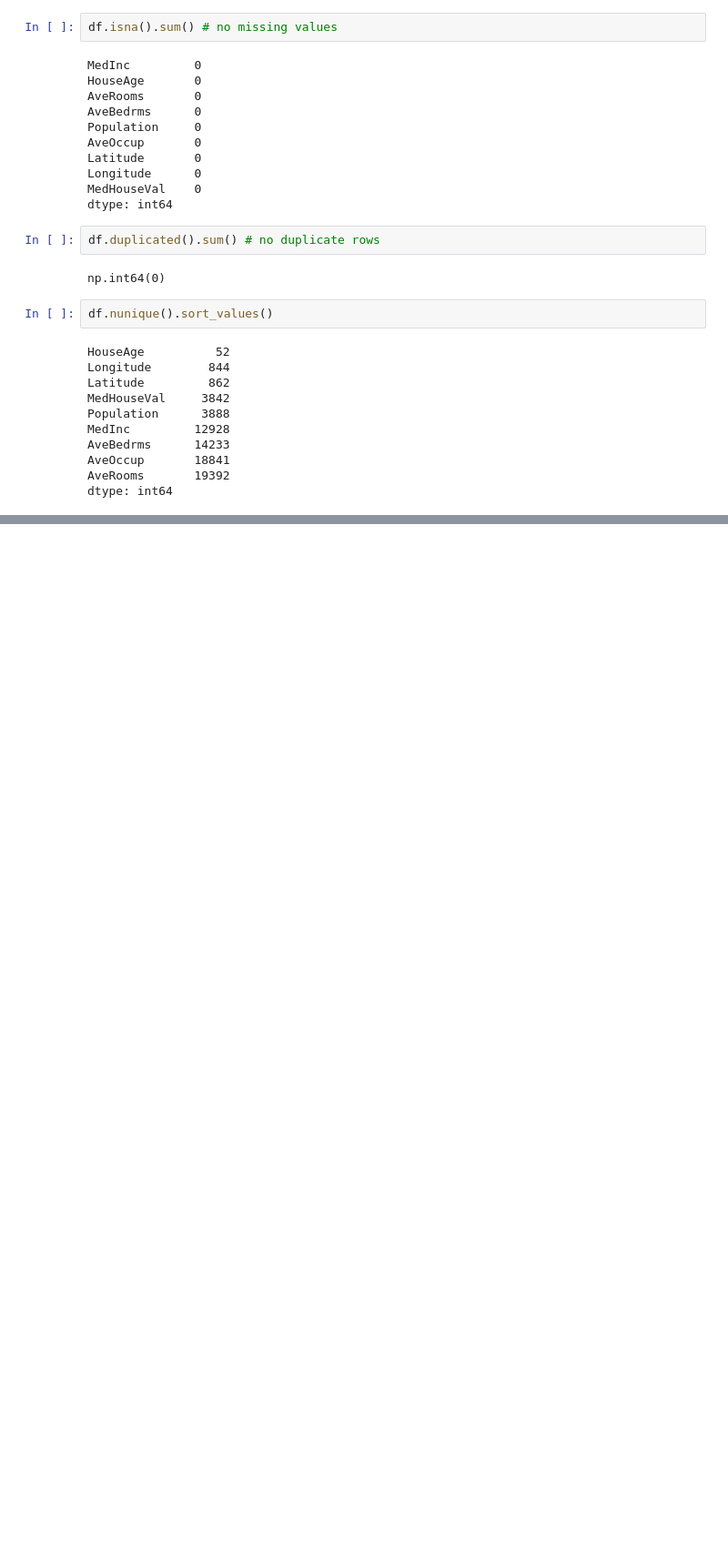
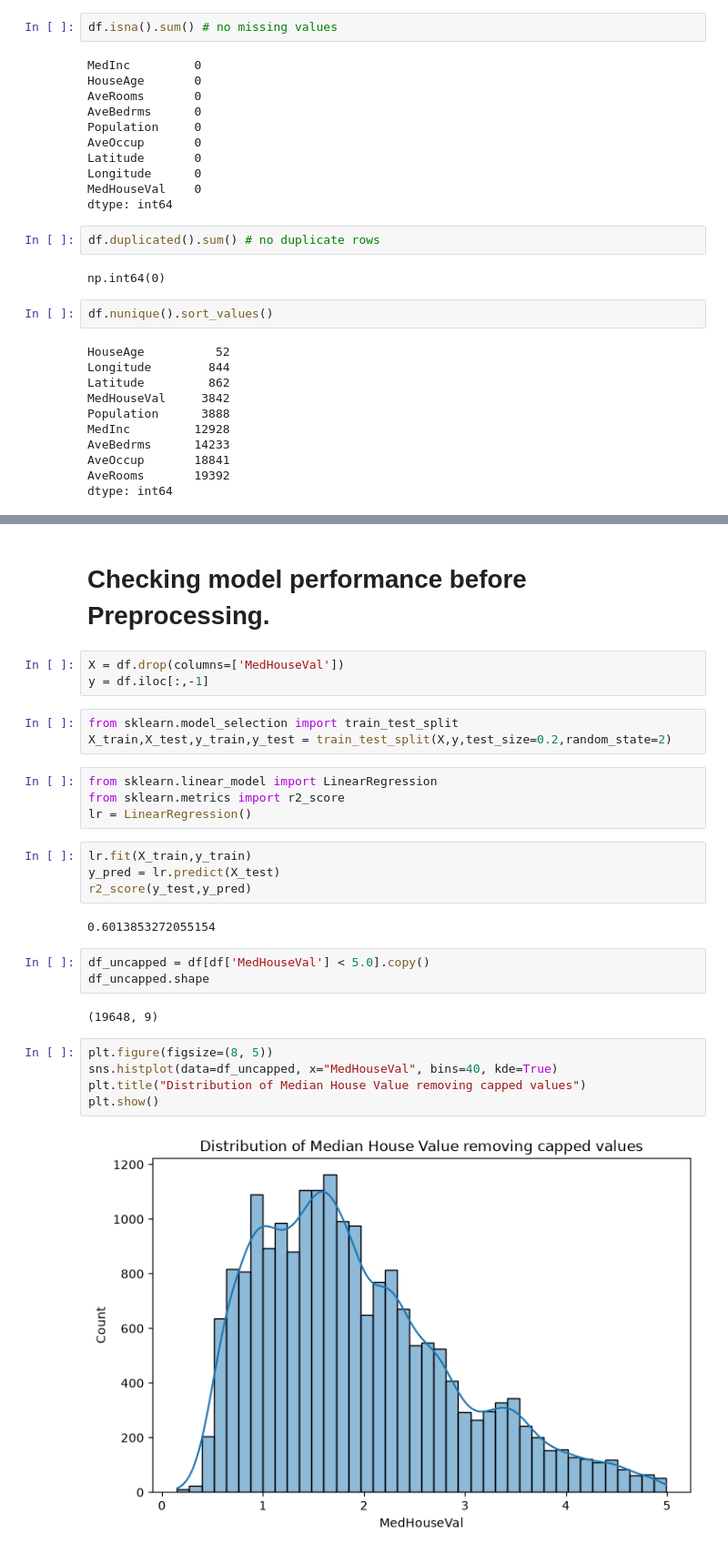
Before and after one commit to renovamen1/statistical-models, a Jupyter notebook: Models On California Housing Dataset/01_data_exploration.ipynb, the cells around one changed output, grey strips where cells are left out. Shown at 91% size. Saved outputs shown, nothing was run; the diff lists cells and outputs as text; blank space fills up the shorter version.

```diff
--- a/Models On California Housing Dataset/01_data_exploration.ipynb
+++ b/Models On California Housing Dataset/01_data_exploration.ipynb
@@ -87,0 +187,30 @@ dtype: int64
+# %% [markdown]
+# Checking model performance before Preprocessing.
+# %%
+X = df.drop(columns=['MedHouseVal'])
+y = df.iloc[:,-1]
+# %%
+from sklearn.model_selection import train_test_split
+X_train,X_test,y_train,y_test = train_test_split(X,y,test_size=0.2,random_state=2)
+# %%
+from sklearn.linear_model import LinearRegression
+from sklearn.metrics import r2_score
+lr = LinearRegression()
+# %%
+lr.fit(X_train,y_train)
+y_pred = lr.predict(X_test)
+r2_score(y_test,y_pred)
+# %% [output]
+0.6013853272055154
+# %%
+df_uncapped = df[df['MedHouseVal'] < 5.0].copy()
+df_uncapped.shape
+# %% [output]
+(19648, 9)
+# %%
+plt.figure(figsize=(8, 5))
+sns.histplot(data=df_uncapped, x="MedHouseVal", bins=40, kde=True)
+plt.title("Distribution of Median House Value removing capped values")
+plt.show()
+# %% [output]
+[figure, added]
```
Also changed, not shown: parts of 15 cells of this notebook.
